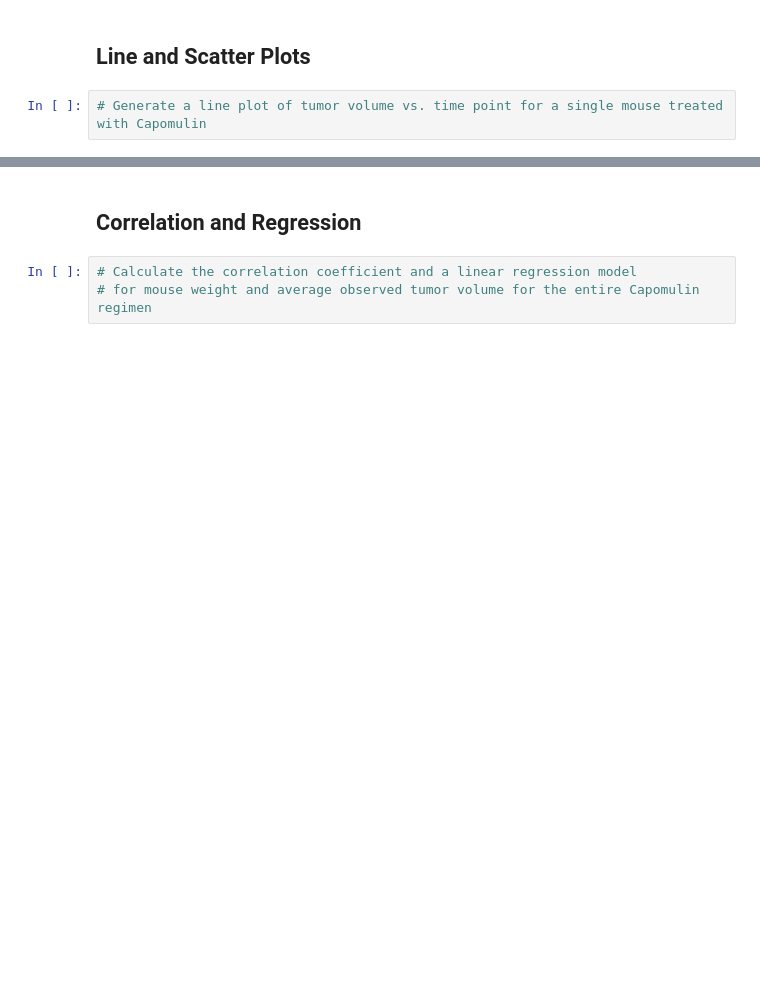
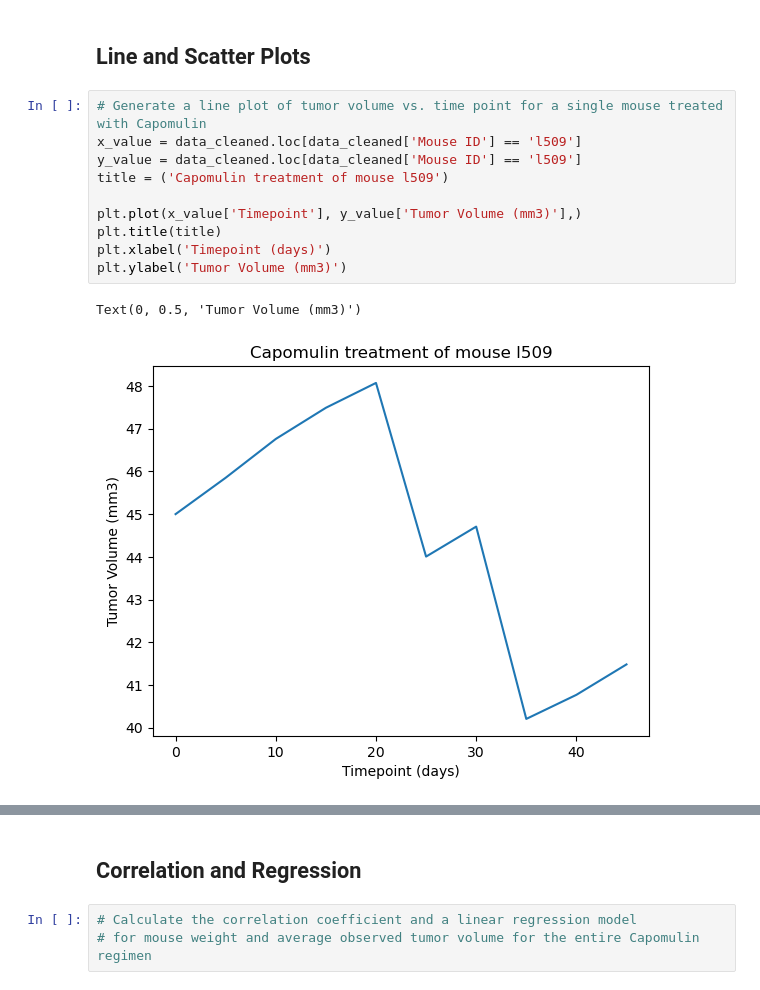
Before and after one commit to Kdata249/Pymaceuticals, a Jupyter notebook: 05-Data-Visualization/Starter_Code/Pymaceuticals_HW/pymaceuticals_starter.ipynb, the cells around one changed output, grey strips where cells are left out. Drawn from its saved outputs; the diff is of its cells as text; blank space fills up the shorter version.

```diff
--- a/05-Data-Visualization/Starter_Code/Pymaceuticals_HW/pymaceuticals_starter.ipynb
+++ b/05-Data-Visualization/Starter_Code/Pymaceuticals_HW/pymaceuticals_starter.ipynb
@@ -308,5 +312,16 @@ ax1.boxplot(tumor_vol_data)
 ## Line and Scatter Plots
 # %%
 # Generate a line plot of tumor volume vs. time point for a single mouse treated with Capomulin
+x_value = data_cleaned.loc[data_cleaned['Mouse ID'] == 'l509']
+y_value = data_cleaned.loc[data_cleaned['Mouse ID'] == 'l509']
+title = ('Capomulin treatment of mouse l509')
+
+plt.plot(x_value['Timepoint'], y_value['Tumor Volume (mm3)'],)
+plt.title(title)
+plt.xlabel('Timepoint (days)')
+plt.ylabel('Tumor Volume (mm3)')
+# %% [output]
+Text(0, 0.5, 'Tumor Volume (mm3)')
+[figure, added]
 # %%
 # Generate a scatter plot of mouse weight vs. the average observed tumor volume for the entire Capomulin regimen
```
Also changed, not shown: parts of 5 cells of this notebook.
